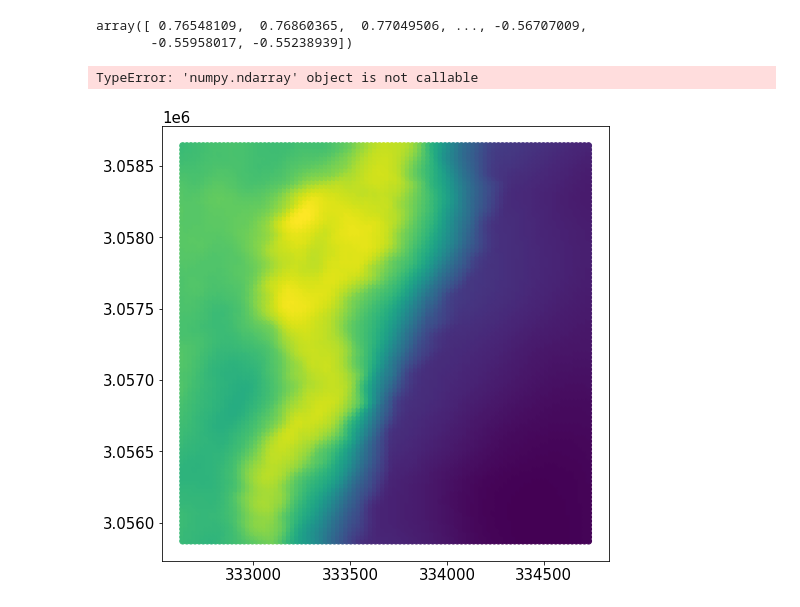
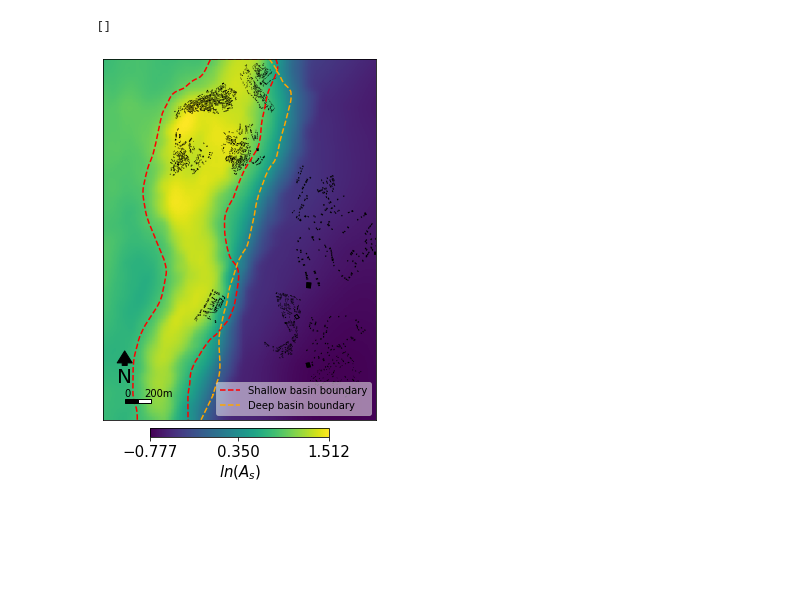
Before and after one commit to wangcb98/DRM_policy_assess, a Jupyter notebook: lnAs_map.ipynb, the cells around one changed output. Saved outputs shown, nothing was run; the diff lists cells and outputs as text; code cells hidden in the pictures; blank space fills up the shorter version.

```diff
--- a/lnAs_map.ipynb
+++ b/lnAs_map.ipynb
@@ -10,11 +10,6 @@ df=pd.read_csv('DATA/lnas/aj_df.csv')
 mb_bound=np.load('DATA/lnas/main_basin_bound.npy')
 rb_bound=np.load('DATA/lnas/river_basin_bound.npy')
 df_build_fac = geopandas.read_file('DATA/bld_sc/bldPort_TV0_siteclasses.shp')
-# %%
-df.aj.values
-# %% [output]
-array([ 0.76548109,  0.76860365,  0.77049506, ..., -0.56707009,
-       -0.55958017, -0.55238939])
 # %%
 
 
@@ -23,38 +18,38 @@ plt.rc('font',size=15)
 extent=(np.min(df.x),np.max(df.x),np.min(df.y),np.max(df.y))
 
 plt.scatter(df.x,df.y,c=df.aj)
-aj_plot=np.flipud(np.transpose(df.aj.values().reshape(100,100)))
+aj_plot=np.flipud(np.transpose(df.aj.values.reshape(100,100)))
 plt.imshow(aj_plot,extent=extent,zorder=1,aspect=1.0)
 cbar=plt.colorbar(shrink=0.4,orientation='horizontal',pad=0.02,ticks=[np.min(aj_plot),0.350,np.max(aj_plot)])
 cbar.set_label(r'$ln(A_{s})$')
 cbar.ax.get_yaxis().labelpad = 5
 cbar.ax.yaxis.set_major_formatter(ticker.FormatStrFormatter("%.2f"))
 
 ax.set_xlim(extent[0], extent[1])
 ax.set_ylim(extent[2], extent[3])
 df_build_fac.plot(ax=ax,color='black',zorder=2)
 
 plt.plot(rb_bound[0],rb_bound[1],color='red',label='Shallow basin boundary',linestyle='dashed')
 plt.plot(mb_bound[0],mb_bound[1],color='orange',label='Deep basin boundary',linestyle='dashed')
 plt.legend(fontsize=10,framealpha=0.5,loc='lower right')
 
 rect = patches.Rectangle((332800, 3056000), 100, 30, linewidth=1, edgecolor='black', facecolor='black',zorder=2)
 ax.add_patch(rect)
 rect2 = patches.Rectangle((332900, 3056000), 100, 30, linewidth=1, edgecolor='black', facecolor='white',zorder=3)
 ax.add_patch(rect2)
 
 ax.text(332800,3056045,'0',c='black',fontsize=10)
 ax.text(332950,3056045,'200m',c='black',fontsize=10)
 
 x,y=332800, 3056400
 arrow_length=200
 ax.annotate('N', xy=(x,y ), xytext=(x, y-arrow_length),
             arrowprops=dict(facecolor='black', width=5, headwidth=15),
             ha='center', va='center', fontsize=20)
 ax.xaxis.set_tick_params(labelbottom=False)
 ax.yaxis.set_tick_params(labelleft=False)
 ax.set_xticks([])
 ax.set_yticks([])
 # %% [output]
-TypeError: 'numpy.ndarray' object is not callable
+[]
-[figure, old version]
+[figure, new version]
```
